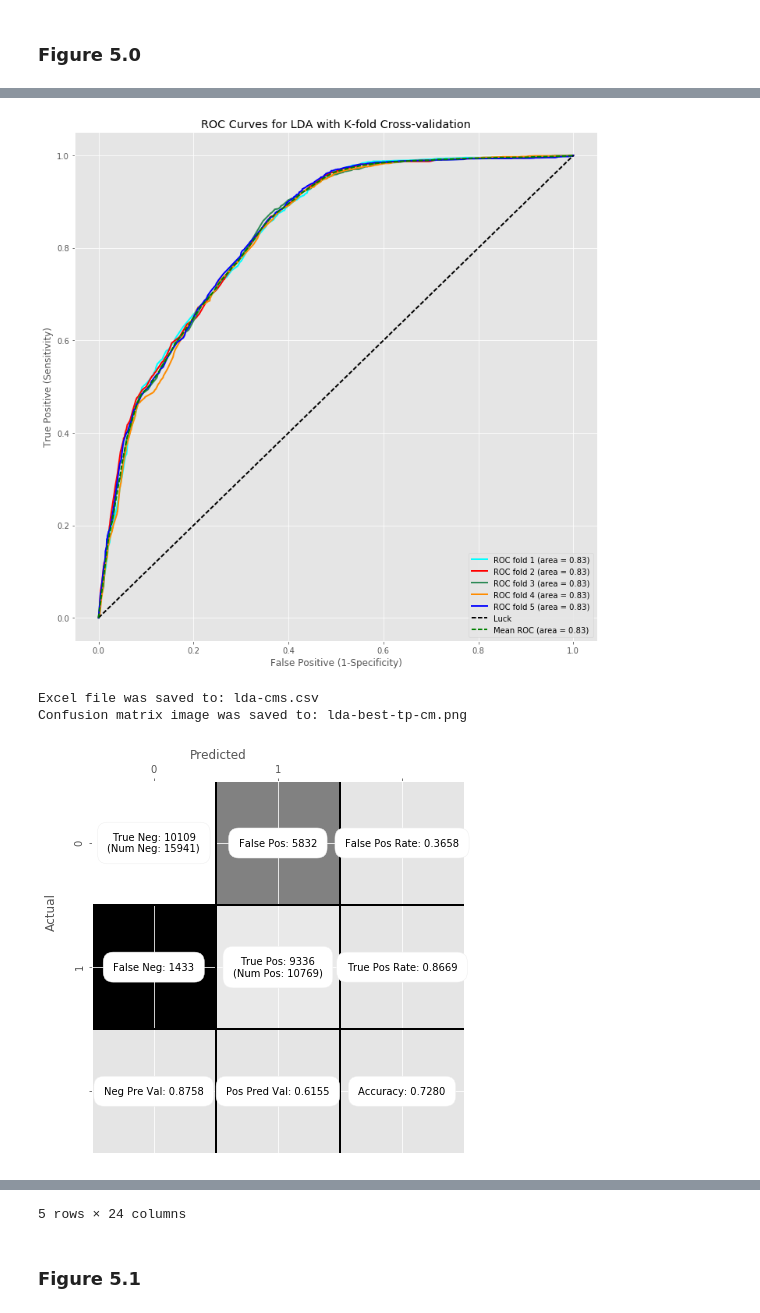
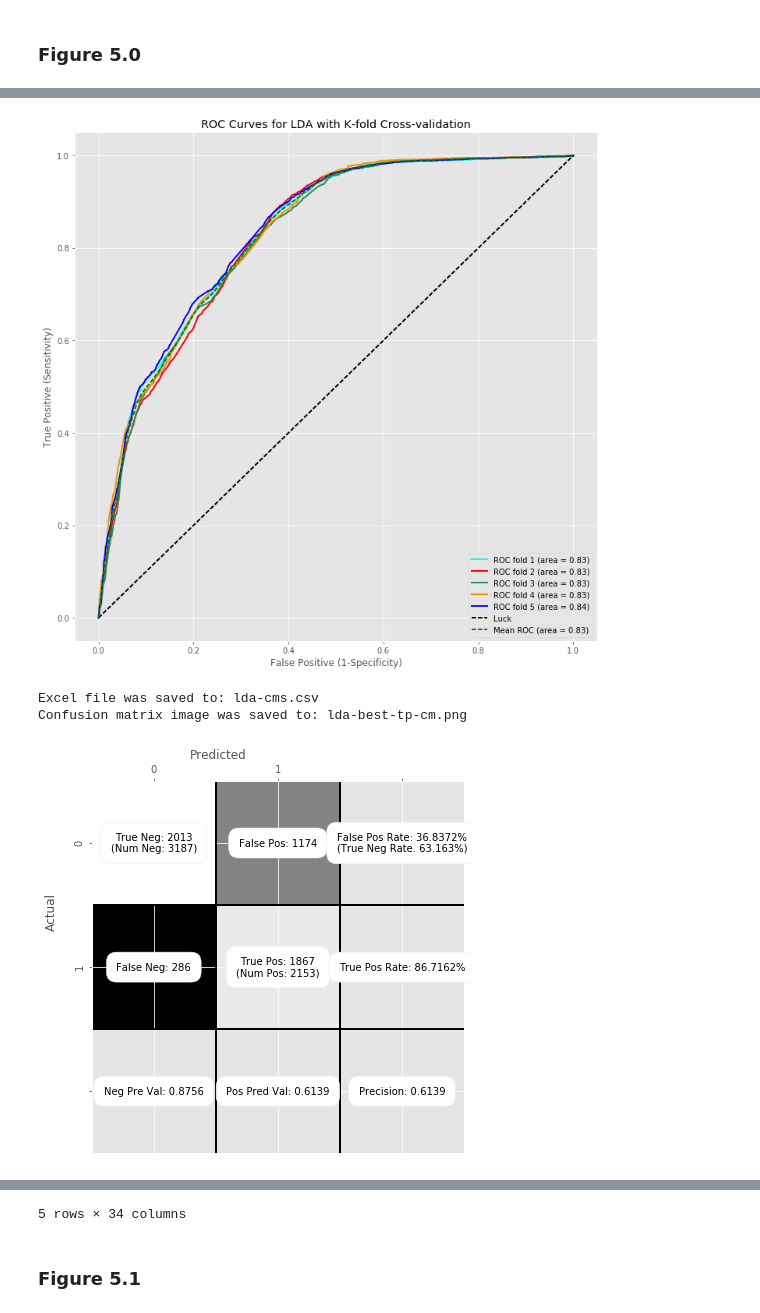
Before and after one commit to jbonfardeci/austin-animal-shelter-model, a Jupyter notebook: itsm601_project_2018_2.ipynb, the cells around one changed output, grey strips where cells are left out. Saved outputs shown, nothing was run; the diff lists cells and outputs as text; code cells hidden in the pictures.

```diff
--- a/itsm601_project_2018_2.ipynb
+++ b/itsm601_project_2018_2.ipynb
@@ -240,11 +243,7 @@ def get_class_plots(df):
     Display histograms for all the class variables.
     """
     for col in df.columns:
-        count, ax = plt.subplots()
-        ax = sns.countplot(col, data=df)
-        ax.set_title('Count of ' + col)
-        ax.set_xlabel(col)
-        ax.set_ylabel('Frequency')
+        ax = sns.factorplot(y=col, kind='count', data=df, size=7, aspect=2)
         plt.show()
 
 if __name__ == '__main__':
@@ -277,7 +276,8 @@ def transform(dataframe):
     # drop NA
     dataframe = dataframe.dropna()
     #randomize the data
-    dataframe = dataframe.iloc[np.random.permutation(len(dataframe))]
+    dataframe = dataframe.sample(frac=1.0, random_state=RAND_SEED)
+    #dataframe.iloc[np.random.permutation(len(dataframe))]
 
     matrix = []
     columns = ['Adopted', 'Cat', 'AgeRange_0', 'AgeRange_1_4', 'AgeRange_5_9', 'AgeRange_10_14', 'AgeRange_15_20',
@@ -345,9 +345,9 @@ def transform(dataframe):
         elif color.find('Red') == 0:
             colroCat = 'Red'
         else:
-            colorCat = 'Other'
+            colorCat = color
 
-        breed = row['Breed']
+        #breed = row['Breed']
 
         # Mix
         mixedBreed = 1 if row['Breed'].lower().find('mix') > -1 else 0
@@ -620,8 +620,8 @@ def fit_lda():
     gnb.fit(X, y)
     priors = gnb.class_prior_
 
-    rand = np.random.RandomState(0)
-    cv = StratifiedKFold(n_splits=NUM_CV, shuffle=True, random_state=rand)
+    #rand = np.random.RandomState(0)
+    cv = StratifiedKFold(n_splits=NUM_CV) # /shuffle=True, random_state=rand
     mean_tpr = 0.0
     mean_fpr = np.linspace(0, 1, 100) # `linspace` returns evenly spaced numbers over a specified interval.
     roc_kfolds = []
@@ -632,6 +632,7 @@ def fit_lda():
     best_mean_tpr = 0.0
     best_mean_fpr = 0.0
     predicted_data = []
+    tn=0; fp=0; fn=0; tp=0;
 
     # For each cross-validation batch, fit model 80:20 split, plot ROC, and get cutoff
     # train, test are of type <type 'numpy.ndarray'>
@@ -666,34 +667,41 @@ def fit_lda():
         lda_actual.extend(test_actual)
         lda_prob.extend(prob)
         roc_kfolds.append([tpr, fpr])
-        best_tpr, best_fpr, best_cutoff = u.Utilities.get_best_cutoff(actual=test_actual, prob=prob)
+        best_tpr, best_fpr, best_cutoff, _tn, _fp, _fn, _tp = u.get_best_cutoff(actual=test_actual, prob=prob)
         best_mean_cutoff += best_cutoff
         best_mean_tpr += best_tpr
         best_mean_fpr += best_fpr
+        tn += _tn
+        fp += _fp
+        fn += _fn
+        tp += _tp
 
         print('Fold %d, TPR: %0.5f, TNR: %0.5f, Cutoff: %0.5f' % (i+1, best_tpr, 1-best_fpr, best_cutoff))
 
-        predicted_data.extend(u.Utilities.combine(prob, test_X, test_actual, predicted))
+        predicted_data.extend(u.combine(prob, test_X, test_actual, predicted))
 
         i += 1
         #/for (train, test)...
 
-    best_mean_tpr /= float(NUM_CV)
-    best_mean_fpr /= float(NUM_CV)
     best_mean_cutoff /= float(NUM_CV)
+
+    tn //= NUM_CV
+    fp //= NUM_CV
+    fn //= NUM_CV
+    tp //= NUM_CV
+    best_mean_tpr = tp / (tp+fn)
+    best_mean_fpr = tn / (tn+fp)
     print('Means:  TPR: %0.5f, TNR: %0.5f, Cutoff: %0.5f'%(best_mean_tpr, 1-best_mean_fpr, best_mean_cutoff))
 
     # Display ROC Curve, output to CSV
-    u.Utilities.show_roc(roc_kfolds, mean_tpr, mean_fpr, 'ROC Curves for LDA with K-fold Cross-validation', 2, 'lda-roc')
+    u.show_roc(roc_kfolds, mean_tpr, mean_fpr, 'ROC Curves for LDA with K-fold Cross-validation', 2, 'lda-roc')
 
     if OUTPUT_TO_CSV:
-        u.Utilities.output_cms('lda-cms', cm_folds, 'LDA_Test_Folds') # output to CSV
+        u.output_cms('lda-cms', cm_folds, 'LDA_Test_Folds') # output to CSV
 
     # Display Confustion Matrix, output to PNG
-    best_tp = u.Utilities.get_confusion_matrix(best_mean_cutoff, lda_actual, lda_prob)
-
-    # Display Confustion Matrix, output to PNG
-    u.Utilities.show_confusion_matrix(best_tp, ['0','1'], (6,6), 12, 'lda-best-tp-cm')
+    cm = np.asarray( [[tn,fp],[fn,tp]] )
+    u.show_confusion_matrix(cm, ['0','1'], (6,6), 12, 'lda-best-tp-cm')
 
     # Output final dataset with predictions to CSV
     col_names = np.append(np.asarray(significant_features), np.asarray([TARGET_NAME, 'Prob_0', 'Prob_1', 'Predicted']))
@@ -713,6 +721,6 @@ Means:  TPR: 0.86721, TNR: 0.63572, Cutoff: 0.40600
 ROC image was saved to: lda-roc.png
-[figure, old version]
+[figure, new version]
 Excel file was saved to: lda-cms.csv
 Confusion matrix image was saved to: lda-best-tp-cm.png
-[figure, old version]
+[figure, new version]
 |  | Cat | AgeRange_0 | AgeRange_1_4 | AgeRange_10_14 | AgeRange_15_20 | MixBreed | SexuponOutcome_Intact_Male | ... |
@@ -724,4 +732,4 @@ Confusion matrix image was saved to: lda-best-tp-cm.png
-5 rows × 24 columns
+5 rows × 34 columns
 # %% [markdown]
 ### Figure 5.1
 # %%
```
Also changed, not shown: parts of 14 cells of this notebook, 10 other files.
